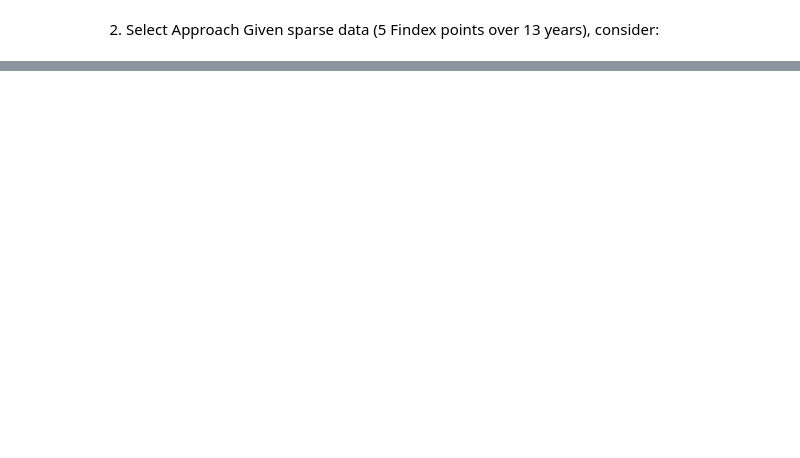
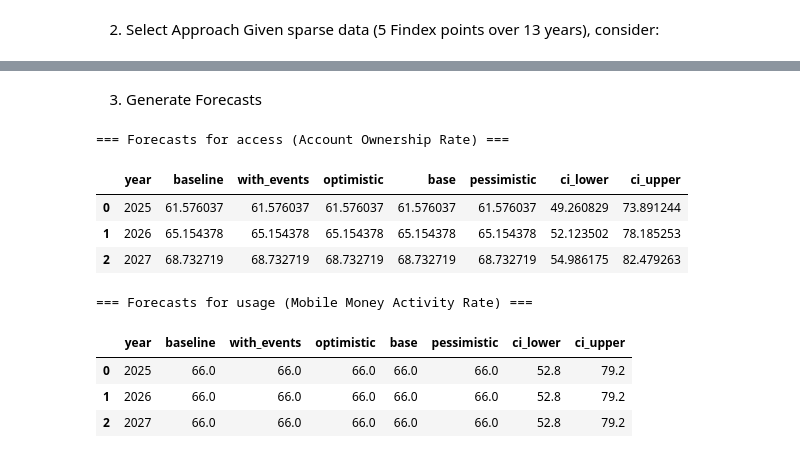
Before and after one commit to rachel93augesty-del/ethiopia-fi-forecast, a Jupyter notebook: notebooks/task4_forecasting.ipynb, the cells around one changed output, grey strips where cells are left out. Saved outputs shown, nothing was run; the diff lists cells and outputs as text; code cells hidden in the pictures; blank space fills up the shorter version.

```diff
--- a/notebooks/task4_forecasting.ipynb
+++ b/notebooks/task4_forecasting.ipynb
@@ -94,0 +185,79 @@ ImportError: cannot import name 'load_event_impacts' from 'src.forecasting_model
+# %% [markdown]
+3.	Generate Forecasts
+# %%
+# -------------------------
+# Step 3: Generate Forecasts
+# -------------------------
+
+# Import functions from src
+from src.forecasting_model import (
+    run_forecast_pipeline
+)
+
+# -------------------------
+# 1. Define forecast years
+# -------------------------
+forecast_years = [2025, 2026, 2027]
+
+# -------------------------
+# 2. Define dummy event impacts and schedule (from Task 3, can update later)
+# -------------------------
+# Example structure:
+# event_impacts = {"Telebirr_Launch": 2.0}  # 2 percentage points impact
+# event_schedule = {"Telebirr_Launch": [2021, 2025]}  # years of effect
+
+event_impacts = {}  # placeholder, replace with Task-3 outputs
+event_schedule = {}  # placeholder, replace with Task-3 outputs
+
+# -------------------------
+# 3. Generate forecasts for each target
+# -------------------------
+forecasts = {}
+
+for key, indicator_name in targets.items():
+
+    # Filter and aggregate historical values for this indicator
+    indicator_df = historical_df[historical_df['indicator'] == indicator_name]
+    historical_values = (
+        indicator_df.groupby('fiscal_year')['value_numeric']
+        .mean()
+        .reset_index()
+        .rename(columns={'fiscal_year': 'year', 'value_numeric': 'value'})
+    )
+
+    # Skip if no data available
+    if historical_values.empty:
+        print(f"No historical data found for {indicator_name}. Skipping.")
+        continue
+
+    # Run the forecast pipeline (trend + events + scenarios)
+    forecast_table = run_forecast_pipeline(
+        historical_df=historical_values,
+        year_col='year',
+        value_col='value',
+        forecast_years=forecast_years,
+        event_impacts=event_impacts,
+        event_schedule=event_schedule,
+        log_trend=False,
+        uncertainty_width=0.2
+    )
+
+    forecasts[key] = forecast_table
+
+# -------------------------
+# 4. Display results
+# -------------------------
+for key, df in forecasts.items():
+    print(f"\n=== Forecasts for {key} ({targets[key]}) ===")
+    display(df)
+# %% [output]
+=== Forecasts for access (Account Ownership Rate) ===
+|  | year | baseline | with_events | optimistic | base | pessimistic | ci_lower | ci_upper |
+| 0 | 2025 | 61.576037 | 61.576037 | 61.576037 | 61.576037 | 61.576037 | 49.260829 | 73.891244 |
+| 1 | 2026 | 65.154378 | 65.154378 | 65.154378 | 65.154378 | 65.154378 | 52.123502 | 78.185253 |
+| 2 | 2027 | 68.732719 | 68.732719 | 68.732719 | 68.732719 | 68.732719 | 54.986175 | 82.479263 |
+=== Forecasts for usage (Mobile Money Activity Rate) ===
+|  | year | baseline | with_events | optimistic | base | pessimistic | ci_lower | ci_upper |
+| 0 | 2025 | 66.0 | 66.0 | 66.0 | 66.0 | 66.0 | 52.8 | 79.2 |
+| 1 | 2026 | 66.0 | 66.0 | 66.0 | 66.0 | 66.0 | 52.8 | 79.2 |
+| 2 | 2027 | 66.0 | 66.0 | 66.0 | 66.0 | 66.0 | 52.8 | 79.2 |
```
Also changed, not shown: parts of 9 cells of this notebook.
